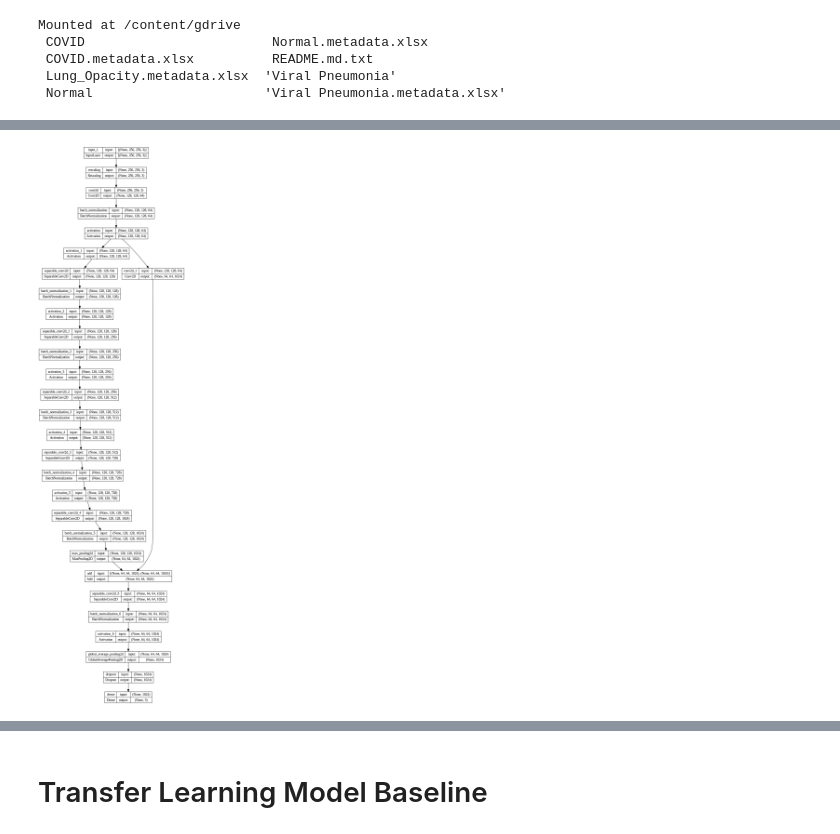
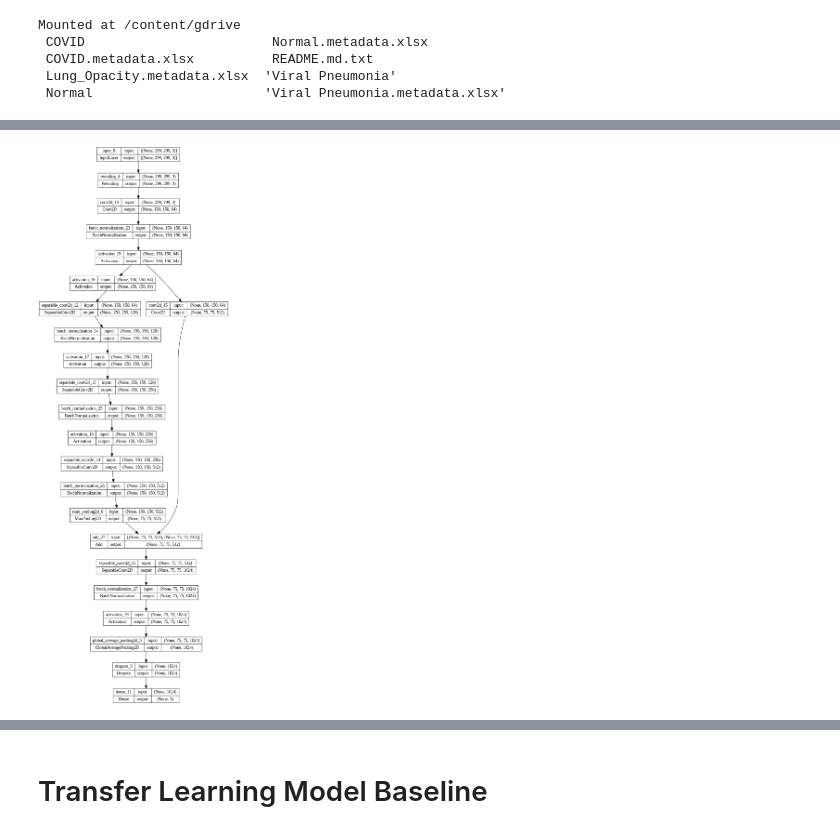
Before and after one commit to wiplash742000/Masters_Thesis_Automated_Detection_of_COVID_19_Using_GANs_and_CNNs, a Jupyter notebook: Jupyter Notebooks/CNNS/Radiography_CNNs.ipynb, the cells around one changed output, grey strips where cells are left out. Drawn from its saved outputs; the diff is of its cells as text; code cells hidden in the pictures.

```diff
--- a/Jupyter Notebooks/CNNS/Radiography_CNNs.ipynb
+++ b/Jupyter Notebooks/CNNS/Radiography_CNNs.ipynb
@@ -55,9 +55,9 @@ xray_covid19_dataset = os.path.abspath("/content/gdrive/My Drive/xray_dataset_co
 # %%
 #Loading of images based on ref: https://keras.io/examples/vision/image_classification_from_scratch/
 
-image_size = (256, 256)
-batch_size = 32
-train_ds = tf.keras.utils.image_dataset_from_directory(radiography_dataset, validation_split=0.02,
+image_size = (299, 299)
+batch_size = 8
+train_ds = tf.keras.utils.image_dataset_from_directory(radiography_dataset, validation_split=0.25,
     subset="training",
     seed=1337,
     image_size=image_size,
@@ -65,7 +65,7 @@ train_ds = tf.keras.utils.image_dataset_from_directory(radiography_dataset, vali
     crop_to_aspect_ratio=True
 )
 
-val_ds = tf.keras.utils.image_dataset_from_directory(radiography_dataset, validation_split=0.02,
+val_ds = tf.keras.utils.image_dataset_from_directory(radiography_dataset, validation_split=0.25,
     subset="validation",
     seed=1337,
     image_size=image_size,
@@ -74,7 +74,7 @@ val_ds = tf.keras.utils.image_dataset_from_directory(radiography_dataset, valida
 )
 plt.figure(figsize=(10, 10))
 for images, labels in train_ds.take(1):
-    for i in range(9):
+    for i in range(4):
         ax = plt.subplot(3, 3, i + 1)
         plt.imshow(images[i].numpy().astype("uint8"))
         plt.title(int(labels[i]))
@@ -110,41 +110,33 @@ def make_model(input_shape, num_classes):
     x = layers.Activation("relu")(x)
     x = layers.SeparableConv2D(256, (3,3), padding="same")(x)
     x = layers.BatchNormalization()(x)
 
     x = layers.Activation("relu")(x)
     x = layers.SeparableConv2D(512, (3,3), padding="same")(x)
     x = layers.BatchNormalization()(x)
 
-    x = layers.Activation("relu")(x)
-    x = layers.SeparableConv2D(728, (3,3), padding="same")(x)
-    x = layers.BatchNormalization()(x)
-
-    x = layers.Activation("relu")(x)
-    x = layers.SeparableConv2D(1024, (3,3), padding="same")(x)
-    x = layers.BatchNormalization()(x)
-
     x = layers.MaxPooling2D(3, strides=2, padding="same")(x)
 
     # Project residual
-    residual = layers.Conv2D(1024, (3,3), strides=2, padding="same")(
+    residual = layers.Conv2D(512, (3,3), strides=2, padding="same")(
           previous_block_activation
       )
     x = layers.add([x, residual])  # Add back residual
     previous_block_activation = x  # Set aside next residual
 
     x = layers.SeparableConv2D(1024, (3,3), padding="same")(x)
     x = layers.BatchNormalization()(x)
     x = layers.Activation("relu")(x)
 
     x = layers.GlobalAveragePooling2D()(x)
     activation = "softmax"
     units = 3
 
     x = layers.Dropout(0)(x)
     outputs = layers.Dense(3, activation=activation)(x)
     return keras.Model(inputs, outputs)
 model = make_model(input_shape=(image_size) + (3,), num_classes=3)
 keras.utils.plot_model(model, show_shapes=True)
 # %% [output]
-[figure, old version]
+[figure, new version]
 # %%
```
Also changed, not shown: parts of 5 cells of this notebook, 8 other files.
